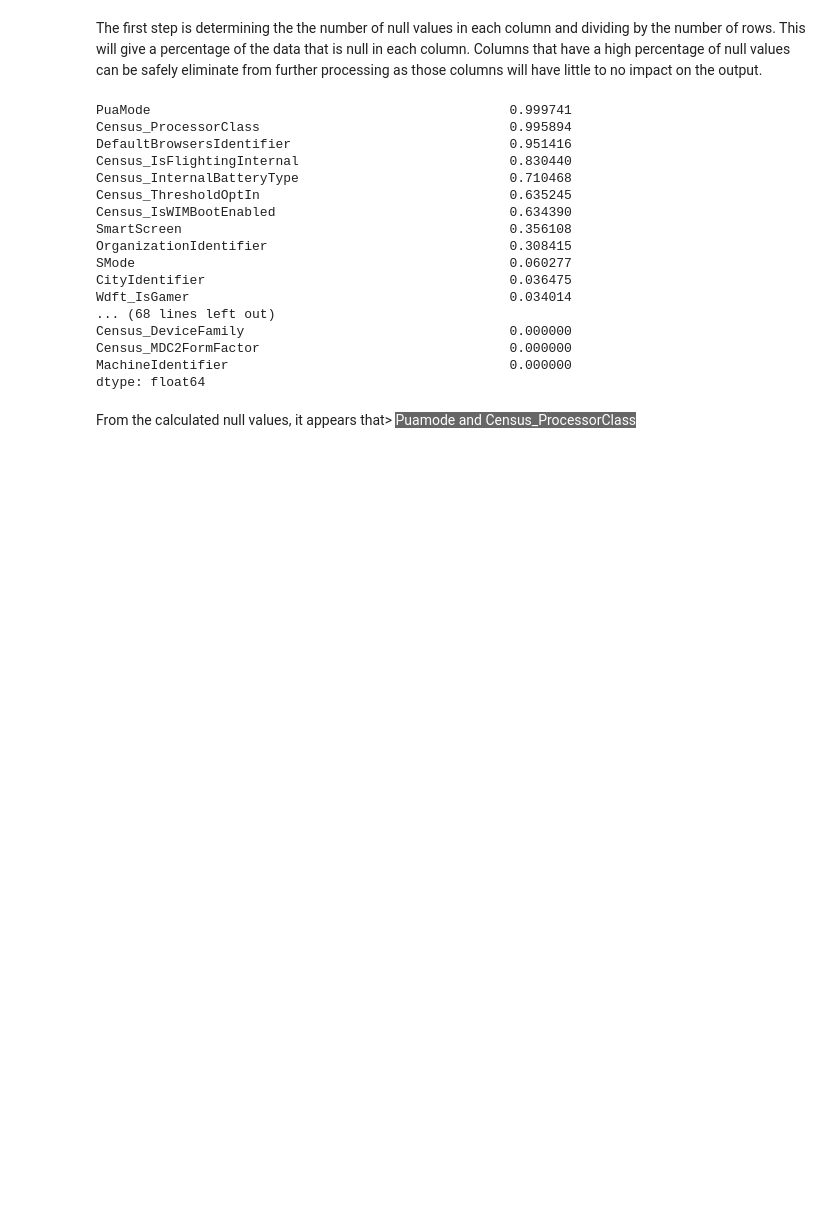
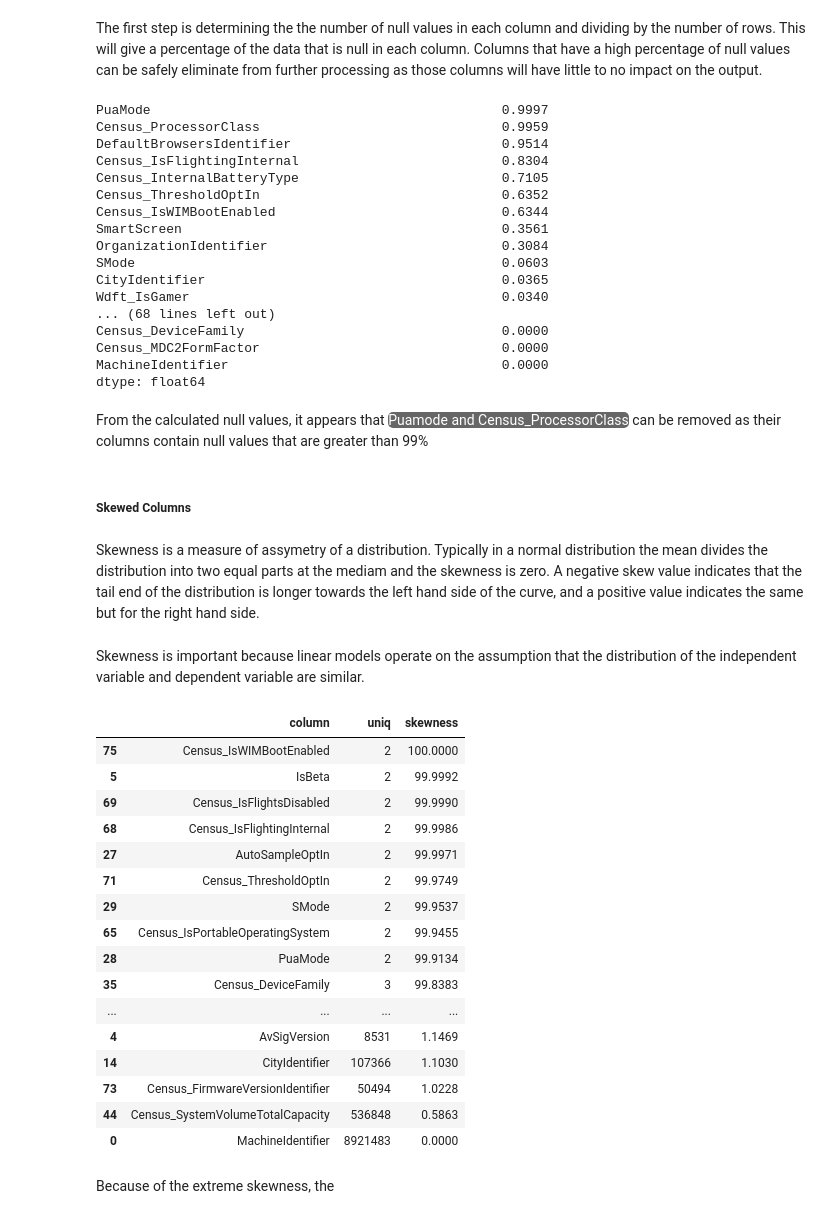
Before and after one commit to shinmantis/CSPB-3022-Final-Project, a Jupyter notebook: 3022_Rodrigo_Garcia_Final_Project.ipynb, the cells around one changed output. Drawn from its saved outputs; the diff is of its cells as text; code cells hidden in the pictures; blank space fills up the shorter version.

Commit message:
Data cleaning Null Values & Skewness

```diff
--- a/3022_Rodrigo_Garcia_Final_Project.ipynb
+++ b/3022_Rodrigo_Garcia_Final_Project.ipynb
@@ -252,27 +256,62 @@ data_to_be_dropped = []
 # %% [markdown]
 <p>The first step is determining the the number of null values in each column and dividing by the number of rows.  This will give a percentage of the data that is null in each column.  Columns that have a high percentage of null values can be safely eliminate from further processing as those columns will have little to no impact on the output.</p>
 # %%
-(panda_malware_training_data.isnull().sum()/panda_malware_training_data.shape[0]).sort_values(ascending=False
+#Eliminate the ellipsis for viewing the columns that are being analyzed
+pd.set_option('display.max_rows', 100)
+(panda_malware_training_data.isnull().sum()/panda_malware_training_data.shape[0]).sort_values(ascending=False)
 # %% [output]
-PuaMode                                              0.999741
-Census_ProcessorClass                                0.995894
-DefaultBrowsersIdentifier                            0.951416
-Census_IsFlightingInternal                           0.830440
-Census_InternalBatteryType                           0.710468
-Census_ThresholdOptIn                                0.635245
-Census_IsWIMBootEnabled                              0.634390
-SmartScreen                                          0.356108
-OrganizationIdentifier                               0.308415
-SMode                                                0.060277
-CityIdentifier                                       0.036475
-Wdft_IsGamer                                         0.034014
+PuaMode                                             0.9997
+Census_ProcessorClass                               0.9959
+DefaultBrowsersIdentifier                           0.9514
+Census_IsFlightingInternal                          0.8304
+Census_InternalBatteryType                          0.7105
+Census_ThresholdOptIn                               0.6352
+Census_IsWIMBootEnabled                             0.6344
+SmartScreen                                         0.3561
+OrganizationIdentifier                              0.3084
+SMode                                               0.0603
+CityIdentifier                                      0.0365
+Wdft_IsGamer                                        0.0340
 ... (68 lines left out)
-Census_DeviceFamily                                  0.000000
-Census_MDC2FormFactor                                0.000000
-MachineIdentifier                                    0.000000
+Census_DeviceFamily                                 0.0000
+Census_MDC2FormFactor                               0.0000
+MachineIdentifier                                   0.0000
 dtype: float64
 # %% [markdown]
-<p>From the calculated null values, it appears that>
-<span style="background-color:#666666; color: white; padding-left:10px; padding-right:10px;">
-Puamode and Census_ProcessorClass</span>
-</p>
+<p>From the calculated null values, it appears that
+<span style="background-color:#666666; color: white; padding-left:10px; padding-right:10px; border-radius:5px;">
+Puamode and Census_ProcessorClass</span> can be removed as their columns contain null values that are greater than 99%</p>
+# %% [markdown]
+<h5>Skewed Columns</h5>
+# %% [markdown]
+<p>Skewness is a measure of assymetry  of a distribution.  Typically in a normal distribution the mean divides the distribution into two equal parts at the mediam and the skewness is zero.  A negative skew value indicates that the tail end of the distribution is longer towards the left hand side of the curve, and a positive value indicates the same but for the right hand side.</p>
+# %% [markdown]
+<p>Skewness is important because linear models operate on the assumption that the distribution of the independent variable and dependent variable are similar.</p>
+# %%
+pd.options.display.float_format = '{:,.4f}'.format
+
+#nunique will count the number of unique observations for a particular column
+#skewness calcualtes the assymetry of the column of data
+sk_df = pd.DataFrame([{'column': c, 'uniq': panda_malware_training_data[c].nunique(), 'skewness': panda_malware_training_data[c].value_counts(normalize=True).values[0] * 100} for c in panda_malware_training_data.columns])
+sk_df = sk_df.sort_values('skewness', ascending=False)
+sk_df
+# %% [output]
+|  | column | uniq | skewness |
+| 75 | Census_IsWIMBootEnabled | 2 | 100.0000 |
+| 5 | IsBeta | 2 | 99.9992 |
+| 69 | Census_IsFlightsDisabled | 2 | 99.9990 |
+| 68 | Census_IsFlightingInternal | 2 | 99.9986 |
+| 27 | AutoSampleOptIn | 2 | 99.9971 |
+| 71 | Census_ThresholdOptIn | 2 | 99.9749 |
+| 29 | SMode | 2 | 99.9537 |
+| 65 | Census_IsPortableOperatingSystem | 2 | 99.9455 |
+| 28 | PuaMode | 2 | 99.9134 |
+| 35 | Census_DeviceFamily | 3 | 99.8383 |
+| ... | ... | ... | ... |
+| 4 | AvSigVersion | 8531 | 1.1469 |
+| 14 | CityIdentifier | 107366 | 1.1030 |
+| 73 | Census_FirmwareVersionIdentifier | 50494 | 1.0228 |
+| 44 | Census_SystemVolumeTotalCapacity | 536848 | 0.5863 |
+| 0 | MachineIdentifier | 8921483 | 0.0000 |
+# %% [markdown]
+<p>Because of the extreme skewness, the </p>
```
Also changed, not shown: parts of 9 cells of this notebook.
